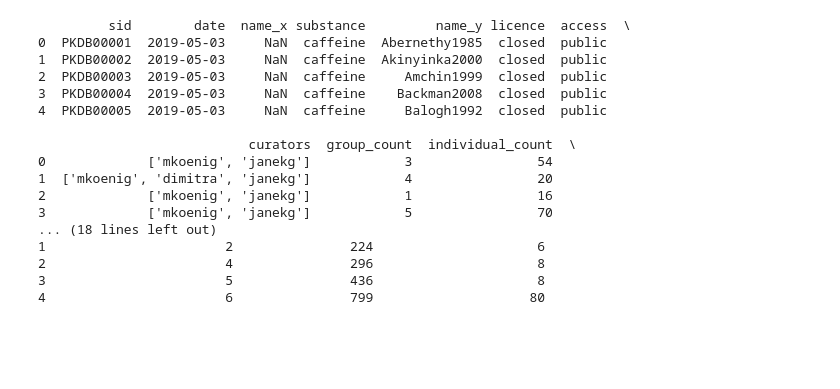
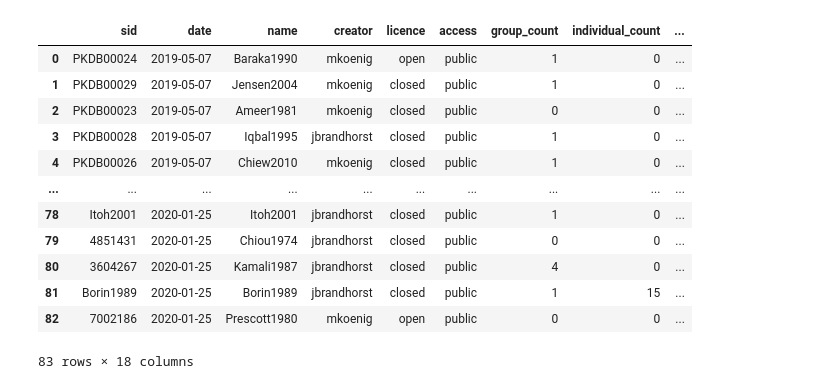
Before and after one commit to matthiaskoenig/pkdb_analysis, a Jupyter notebook: docs/notebooks/report/report.ipynb, the cells around one changed output. Saved outputs shown, nothing was run; the diff lists cells and outputs as text; code cells hidden in the pictures; blank space fills up the shorter version.

```diff
--- a/docs/notebooks/report/report.ipynb
+++ b/docs/notebooks/report/report.ipynb
@@ -7,27 +6,23 @@ The autoreload extension is already loaded. To reload it, use:
 # %%
 df = pd.read_csv("report_data.tsv", sep="\t")
 df['study_count'] = [1]*len(df)
 
 count_fields = ['study_count', 'group_count', 'individual_count', 'intervention_count', 'output_count', 'timecourse_count']
 for key in count_fields:
     # cumulative sums
     df[f'{key}_cum'] = df[key].cumsum()
-print(df.head())
+df
 # %% [output]
+|  | sid | date | name | creator | licence | access | group_count | individual_count | ... |
+| 0 | PKDB00024 | 2019-05-07 | Baraka1990 | mkoenig | open | public | 1 | 0 | ... |
+| 1 | PKDB00029 | 2019-05-07 | Jensen2004 | mkoenig | closed | public | 1 | 0 | ... |
+| 2 | PKDB00023 | 2019-05-07 | Ameer1981 | mkoenig | closed | public | 0 | 0 | ... |
+| 3 | PKDB00028 | 2019-05-07 | Iqbal1995 | jbrandhorst | closed | public | 1 | 0 | ... |
+| 4 | PKDB00026 | 2019-05-07 | Chiew2010 | mkoenig | closed | public | 1 | 0 | ... |
+| ... | ... | ... | ... | ... | ... | ... | ... | ... | ... |
+| 78 | Itoh2001 | 2020-01-25 | Itoh2001 | jbrandhorst | closed | public | 1 | 0 | ... |
+| 79 | 4851431 | 2020-01-25 | Chiou1974 | jbrandhorst | closed | public | 0 | 0 | ... |
+| 80 | 3604267 | 2020-01-25 | Kamali1987 | jbrandhorst | closed | public | 4 | 0 | ... |
+| 81 | Borin1989 | 2020-01-25 | Borin1989 | jbrandhorst | closed | public | 1 | 15 | ... |
+| 82 | 7002186 | 2020-01-25 | Prescott1980 | mkoenig | open | public | 0 | 0 | ... |
-         sid        date  name_x substance         name_y licence  access  \
-0  PKDB00001  2019-05-03     NaN  caffeine  Abernethy1985  closed  public
-1  PKDB00002  2019-05-03     NaN  caffeine  Akinyinka2000  closed  public
-2  PKDB00003  2019-05-03     NaN  caffeine     Amchin1999  closed  public
-3  PKDB00004  2019-05-03     NaN  caffeine    Backman2008  closed  public
-4  PKDB00005  2019-05-03     NaN  caffeine     Balogh1992  closed  public
-
-                           curators  group_count  individual_count  \
-0             ['mkoenig', 'janekg']            3                54
-1  ['mkoenig', 'dimitra', 'janekg']            4                20
-2             ['mkoenig', 'janekg']            1                16
-3             ['mkoenig', 'janekg']            5                70
-... (18 lines left out)
-1                       2               224                     6
-2                       4               296                     8
-3                       5               436                     8
-4                       6               799                    80
+83 rows × 18 columns
```
Also changed, not shown: parts of 5 cells of this notebook, 3 other files.
